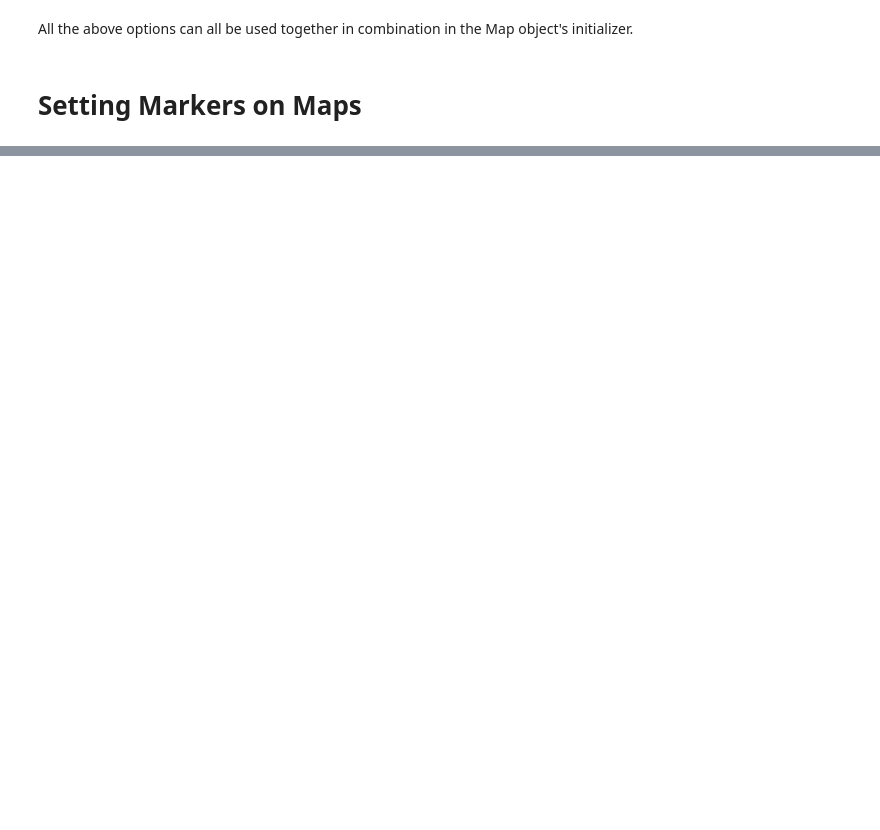
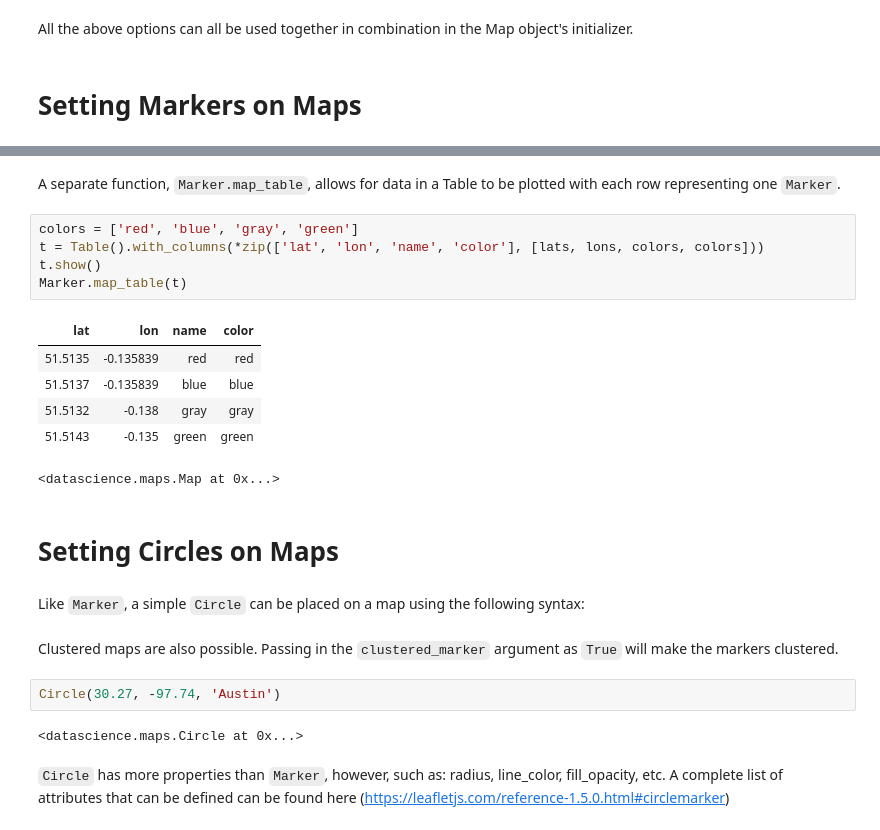
Before and after one commit to data-8/datascience, a Jupyter notebook: docs/Maps_Tutorial.ipynb, the cells around one changed output, grey strips where cells are left out. Saved outputs shown, nothing was run; the diff lists cells and outputs as text; blank space fills up the shorter version.

```diff
--- a/docs/Maps_Tutorial.ipynb
+++ b/docs/Maps_Tutorial.ipynb
@@ -32,0 +102,26 @@ object's initializer.
+# %% [markdown]
+A separate function, `Marker.map_table`, allows for data in a Table to be plotted with each row representing one `Marker`.
+# %%
+colors = ['red', 'blue', 'gray', 'green']
+t = Table().with_columns(*zip(['lat', 'lon', 'name', 'color'], [lats, lons, colors, colors]))
+t.show()
+Marker.map_table(t)
+# %% [output]
+| lat | lon | name | color |
+| 51.5135 | -0.135839 | red | red |
+| 51.5137 | -0.135839 | blue | blue |
+| 51.5132 | -0.138 | gray | gray |
+| 51.5143 | -0.135 | green | green |
+<datascience.maps.Map at 0x...>
+# %% [markdown]
+# Setting Circles on Maps
+# %% [markdown]
+Like `Marker`, a simple `Circle` can be placed on a map using the following syntax:
+# %% [markdown]
+Clustered maps are also possible. Passing in the `clustered_marker` argument as `True` will make the markers clustered.
+# %%
+Circle(30.27, -97.74, 'Austin')
+# %% [output]
+<datascience.maps.Circle at 0x...>
+# %% [markdown]
+`Circle` has more properties than `Marker`, however, such as: radius, line_color, fill_opacity, etc. A complete list of attributes that can be defined can be found here (https://leafletjs.com/reference-1.5.0.html#circlemarker)
```
Also changed, not shown: parts of 18 cells of this notebook, 2 other files.
